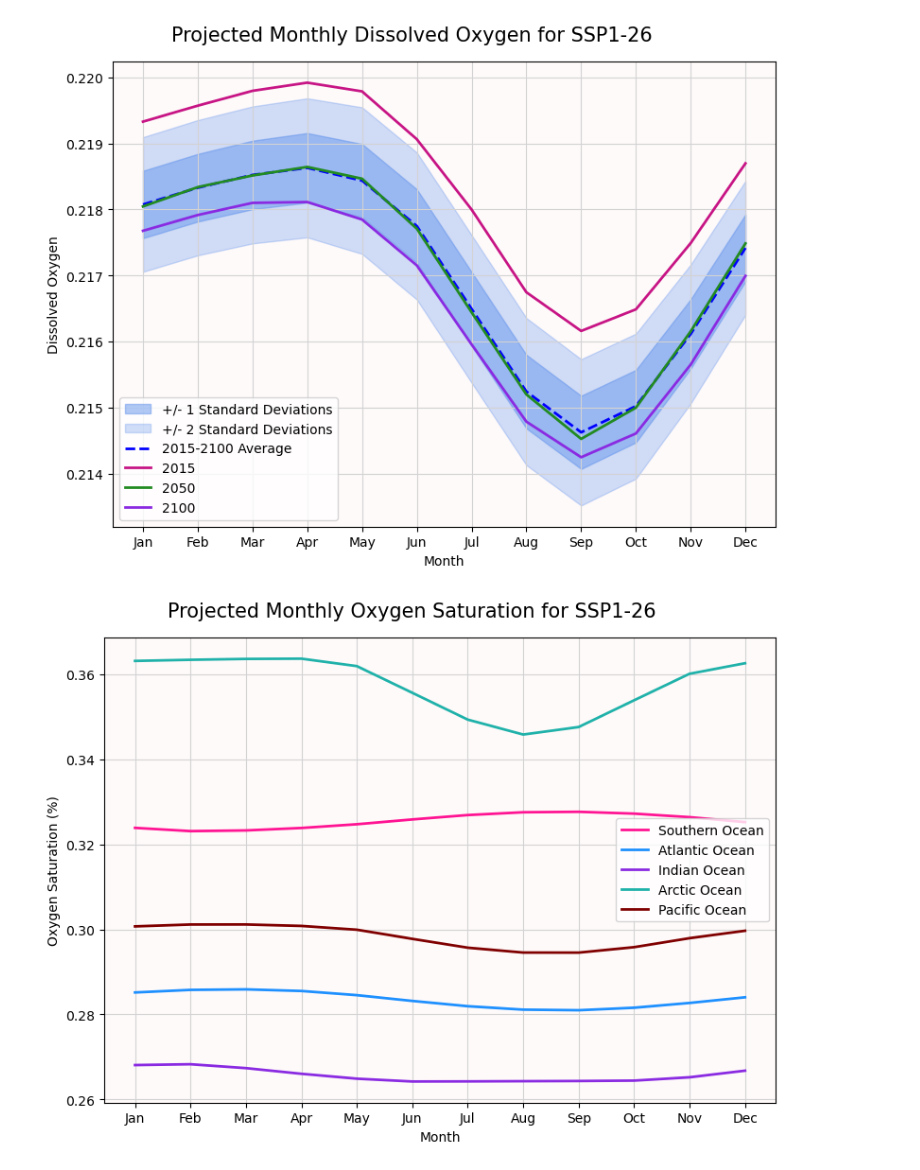
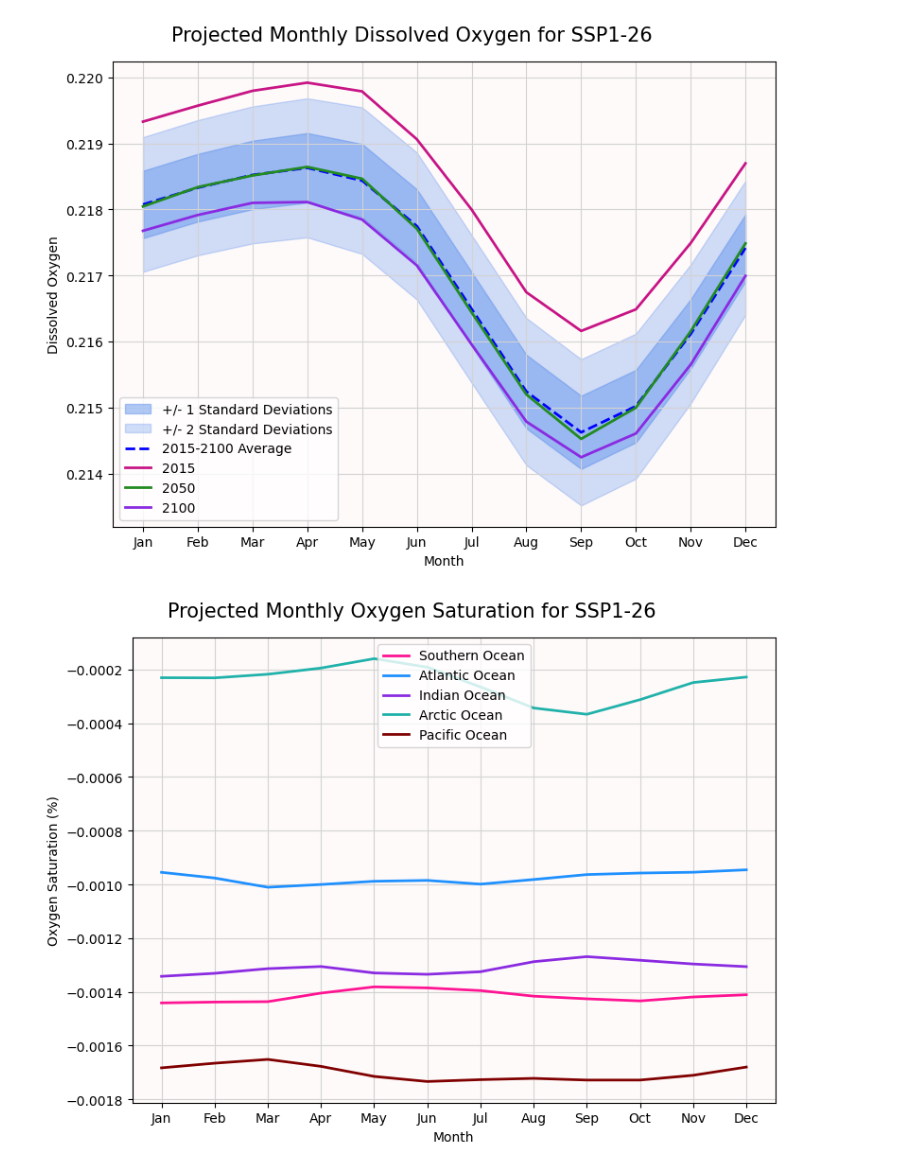
Before and after one commit to EES-3506-5506/final_holtzman, a Jupyter notebook: notebooks/Datasets.ipynb, the cells around one changed output. Cells and saved outputs as stored; diff of their text form; code cells hidden in the pictures.

```diff
--- a/notebooks/Datasets.ipynb
+++ b/notebooks/Datasets.ipynb
@@ -395,31 +393,37 @@ monthlyO2sat=O2sat.mean(dim='lev').groupby('time.month').mean(dim='time')
 # %%
-O2satsouthern=(monthlyO2sat*southernocean).mean(dim='longitude').mean(dim='latitude')
-O2satatlantic=(monthlyO2sat*atlanticocean).mean(dim='longitude').mean(dim='latitude')
-O2satindian=(monthlyO2sat*indianocean).mean(dim='longitude').mean(dim='latitude')
-O2satarctic=(monthlyO2sat*arcticocean).mean(dim='longitude').mean(dim='latitude')
-O2satpacific=(monthlyO2sat*pacificocean).mean(dim='longitude').mean(dim='latitude')
+O2satsouthern=(O2sat*southernocean).mean(dim='longitude').mean(dim='latitude').mean(dim='lev')
+O2satatlantic=(O2sat*atlanticocean).mean(dim='longitude').mean(dim='latitude').mean(dim='lev')
+O2satindian=(O2sat*indianocean).mean(dim='longitude').mean(dim='latitude').mean(dim='lev')
+O2satarctic=(O2sat*arcticocean).mean(dim='longitude').mean(dim='latitude').mean(dim='lev')
+O2satpacific=(O2sat*pacificocean).mean(dim='longitude').mean(dim='latitude').mean(dim='lev')
+# %%
+southern_diff=(O2satsouthern.sel(time=slice('2081-01-16','2100-12-16')).groupby('time.month').mean(dim='time'))-(O2satsouthern.sel(time=slice('2015-01-16','2034-12-16')).groupby('time.month').mean(dim='time'))
+atlantic_diff=(O2satatlantic.sel(time=slice('2081-01-16','2100-12-16')).groupby('time.month').mean(dim='time'))-(O2satatlantic.sel(time=slice('2015-01-16','2034-12-16')).groupby('time.month').mean(dim='time'))
+indian_diff=(O2satindian.sel(time=slice('2081-01-16','2100-12-16')).groupby('time.month').mean(dim='time'))-(O2satindian.sel(time=slice('2015-01-16','2034-12-16')).groupby('time.month').mean(dim='time'))
+arctic_diff=(O2satarctic.sel(time=slice('2081-01-16','2100-12-16')).groupby('time.month').mean(dim='time'))-(O2satarctic.sel(time=slice('2015-01-16','2034-12-16')).groupby('time.month').mean(dim='time'))
+pacific_diff=(O2satpacific.sel(time=slice('2081-01-16','2100-12-16')).groupby('time.month').mean(dim='time'))-(O2satpacific.sel(time=slice('2015-01-16','2034-12-16')).groupby('time.month').mean(dim='time'))
 # %%
 fig, (ax) = plt.subplots(nrows = 1, ncols = 1, figsize = (8, 6))
 
 fig.suptitle('Projected Monthly Oxygen Saturation for SSP1-26', fontsize=15)
 
 ax.grid(color='lightgrey')
 
-ax.plot(O2satsouthern['month'], O2satsouthern, linewidth=2, label='Southern Ocean', color='deeppink')
-ax.plot(O2satatlantic['month'], O2satatlantic, linewidth=2, label='Atlantic Ocean', color='dodgerblue')
-ax.plot(O2satindian['month'], O2satindian, linewidth=2, label='Indian Ocean', color='blueviolet')
-ax.plot(O2satarctic['month'], O2satarctic, linewidth=2, label='Arctic Ocean', color='lightseagreen')
-ax.plot(O2satpacific['month'], O2satpacific, linewidth=2, label='Pacific Ocean', color='maroon')
+ax.plot(southern_diff['month'], southern_diff, linewidth=2, label='Southern Ocean', color='deeppink')
+ax.plot(atlantic_diff['month'], atlantic_diff, linewidth=2, label='Atlantic Ocean', color='dodgerblue')
+ax.plot(indian_diff['month'], indian_diff, linewidth=2, label='Indian Ocean', color='blueviolet')
+ax.plot(arctic_diff['month'], arctic_diff, linewidth=2, label='Arctic Ocean', color='lightseagreen')
+ax.plot(pacific_diff['month'], pacific_diff, linewidth=2, label='Pacific Ocean', color='maroon')
 
 ax.xaxis.set_ticks([1, 2, 3, 4, 5, 6, 7,  8, 9, 10, 11, 12],
               ['Jan','Feb','Mar','Apr','May','Jun','Jul','Aug','Sep','Oct','Nov','Dec'])
 
 ax.legend()
 ax.set_ylabel('Oxygen Saturation (%)')
 ax.set_xlabel('Month')
 
 ax.set_facecolor('snow')
 
 plt.tight_layout()
 # %% [output]
-[figure, old version]
+[figure, new version]
```
Also changed, not shown: parts of 10 cells of this notebook.
